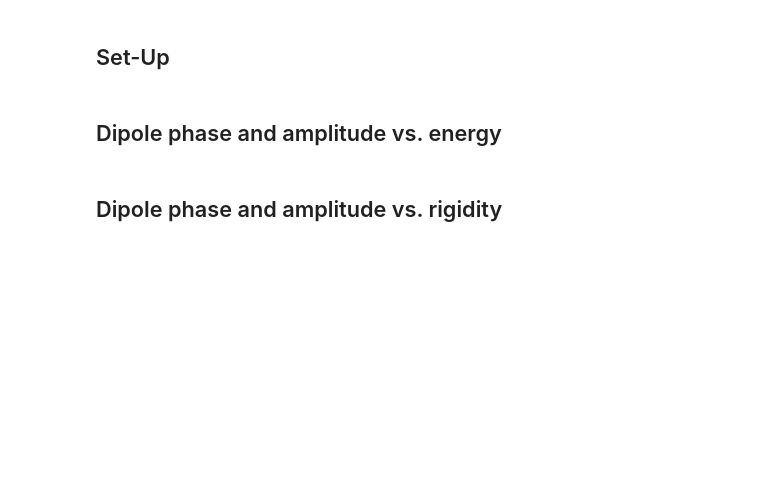
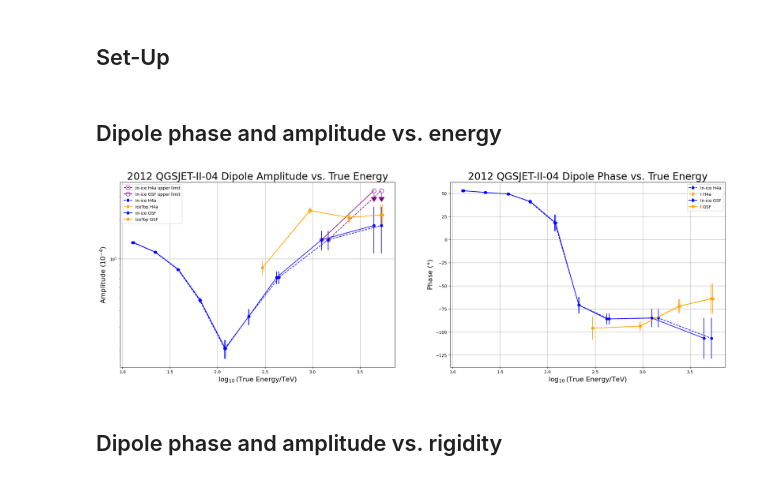
Before and after one commit to fmcnallyi3/it_anisotropy, a Jupyter notebook: rigidity/IceTop_partial_comp_dict.ipynb, the cells around one changed output. Drawn from its saved outputs; the diff is of its cells as text; code cells hidden in the pictures; blank space fills up the shorter version.

```diff
--- a/rigidity/IceTop_partial_comp_dict.ipynb
+++ b/rigidity/IceTop_partial_comp_dict.ipynb
@@ -181,7 +182,7 @@ else:
 
 # Weights
 SIMS = {
-    # 'H4a': Hweights,
+     'H4a': Hweights,
     'GSF': Gweights
 }
 
@@ -538,35 +584,38 @@ for weight_name, weights in SIMS.items():
     it_median_energy = [weighted_quantiles(np.log10(energy[tier]) - 3, weights=weights[tier]) for tier in TIERS.values()]
 
     # Plot amplitude vs. energy
     axs[0].set_yscale("log", nonpositive='mask')
-
-    axs[0].plot(ic_median_energy[-2:], ic_upper_limit[-2:], '-o', label=f'In-ice {weight_name} upper limit', c='purple', linestyle = '--', marker='CARETDOWN')
+    axs[0].plot(ic_median_energy[-1:], ic_upper_limit[-2:], label=f'In-ice {weight_name} upper limit', c='purple', linestyle = '--' if weight_name=='H4a' else '-', marker = 'o', markerfacecolor='none', ms='10')
+    axs[0].plot(ic_median_energy[-2:][1], ic_upper_limit[-2:][1]-1.5, c='purple', linestyle='', marker = 3, ms = '16')
+    axs[0].plot(ic_median_energy[-2:][1], ic_upper_limit[-2:][1]-3.5, c='purple', linestyle='', marker = 11, ms = '14')
     axs[0].errorbar(ic_median_energy, ic_amplitude, yerr=ic_amplitude_error, label=f'In-ice {weight_name}', c='blue', fmt=FMT[weight_name])
     axs[0].errorbar(it_median_energy, it_amplitude, yerr=it_amplitude_error, label=f'IceTop {weight_name}', c='orange', fmt=FMT[weight_name])
 
     axs[0].set_xlabel('$\log_{{10}}$(True Energy/TeV)', size=16)
     axs[0].set_ylabel('Amplitude ($10^{{-4}}$)', size=16)
     axs[0].set_title(f'{year} {model} Dipole Amplitude vs. True Energy', size=24)
     if includePreliminaryMessage:
         axs[0].annotate('IceCube Preliminary', xy=(3.0, 5), **lParams)
 
     axs[0].grid(visible=True)
     axs[0].legend()
 
     # Plot phase vs. energy
     axs[1].errorbar(ic_median_energy, ic_phase, yerr=ic_phase_err, label=f'In-ice {weight_name}', c='blue', fmt=FMT[weight_name])
     axs[1].errorbar(it_median_energy, it_phase, yerr=it_phase_err, label=f'I {weight_name}', c='orange', fmt=FMT[weight_name])
 
     axs[1].set_xlabel('$\log_{{10}}$(True Energy/TeV)', size=16)
     axs[1].set_ylabel('Phase ($\degree$)', size=16)
     axs[1].set_title(f'{year} {model} Dipole Phase vs. True Energy', size=24)
     if includePreliminaryMessage:
         axs[1].annotate('IceCube Preliminary', xy=(1.25, -65), **lParams)
 
     axs[1].grid(visible=True)
     axs[1].legend()
 
 plt.show()
+# %% [output]
+[figure, added]
 # %% [markdown]
 ## Dipole phase and amplitude vs. rigidity
 # %%
```
Also changed, not shown: parts of 9 cells of this notebook.
